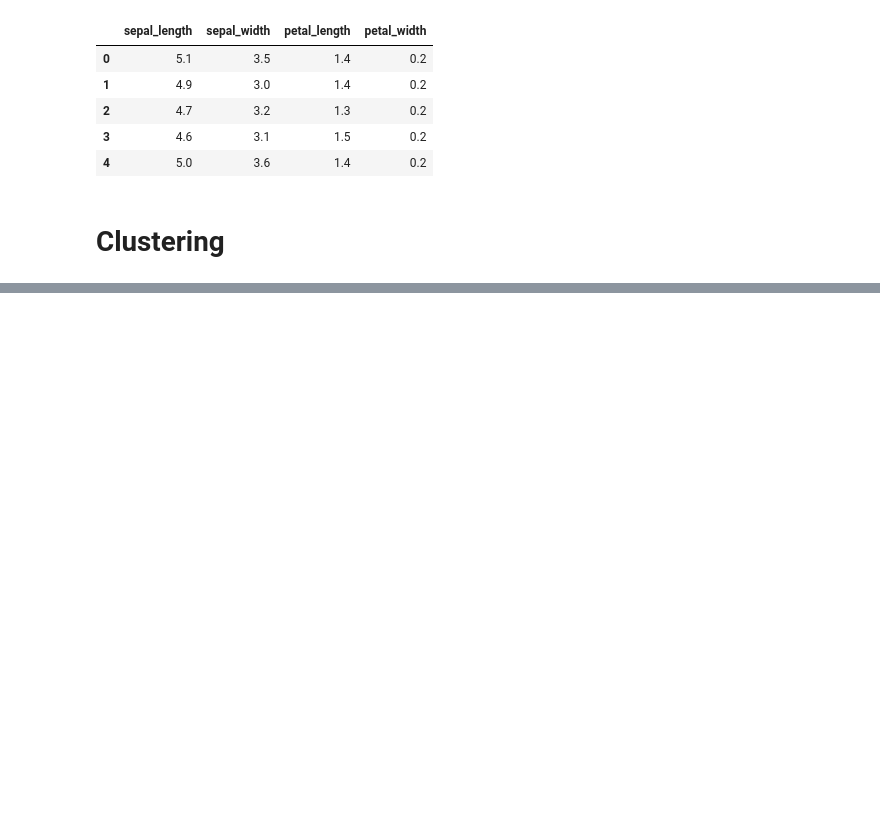
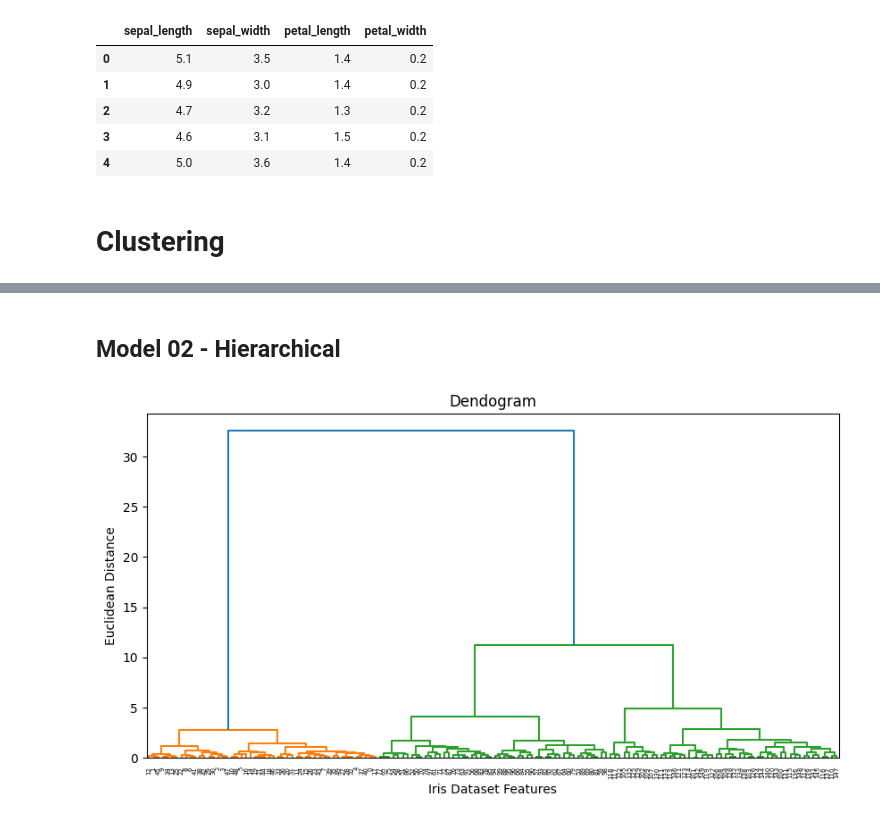
Before and after one commit to akshayyewle/Data-Analytics, a Jupyter notebook: 10 Iris Dataset Classification/Python Notebook.ipynb, the cells around one changed output, grey strips where cells are left out. Drawn from its saved outputs; the diff is of its cells as text; code cells hidden in the pictures; blank space fills up the shorter version.

```diff
--- a/10 Iris Dataset Classification/Python Notebook.ipynb
+++ b/10 Iris Dataset Classification/Python Notebook.ipynb
@@ -166,0 +185,17 @@ for i in range(1,11):
+# %%
+model01 = KMeans(n_clusters=3,random_state=13,n_init=100)
+
+model01.fit(X)
+model01_y_pred = model01.predict(X)
+# %% [markdown]
+## **Model 02 - Hierarchical**
+# %%
+plt.figure(figsize=(10,5))
+model02 = sch.dendrogram(sch.linkage(X,method='ward'))
+
+plt.title('Dendogram')
+plt.xlabel('Iris Dataset Features')
+plt.ylabel('Euclidean Distance')
+plt.show()
+# %% [output]
+[figure, added]
```
Also changed, not shown: parts of 6 cells of this notebook.
